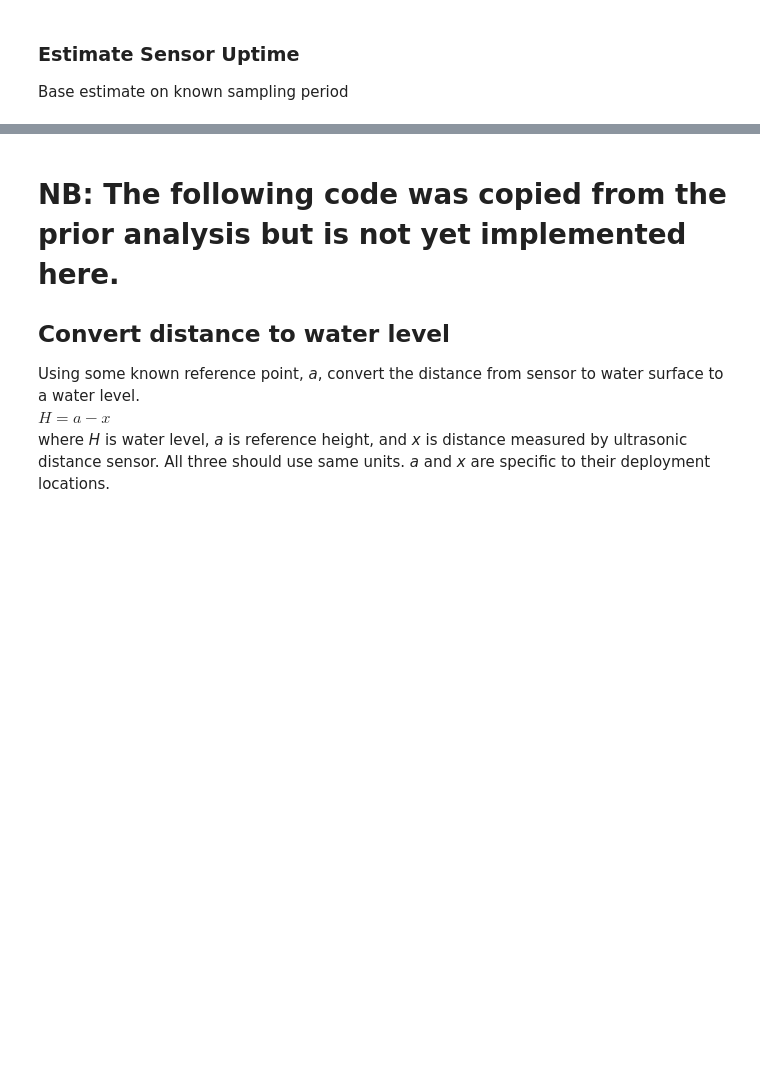
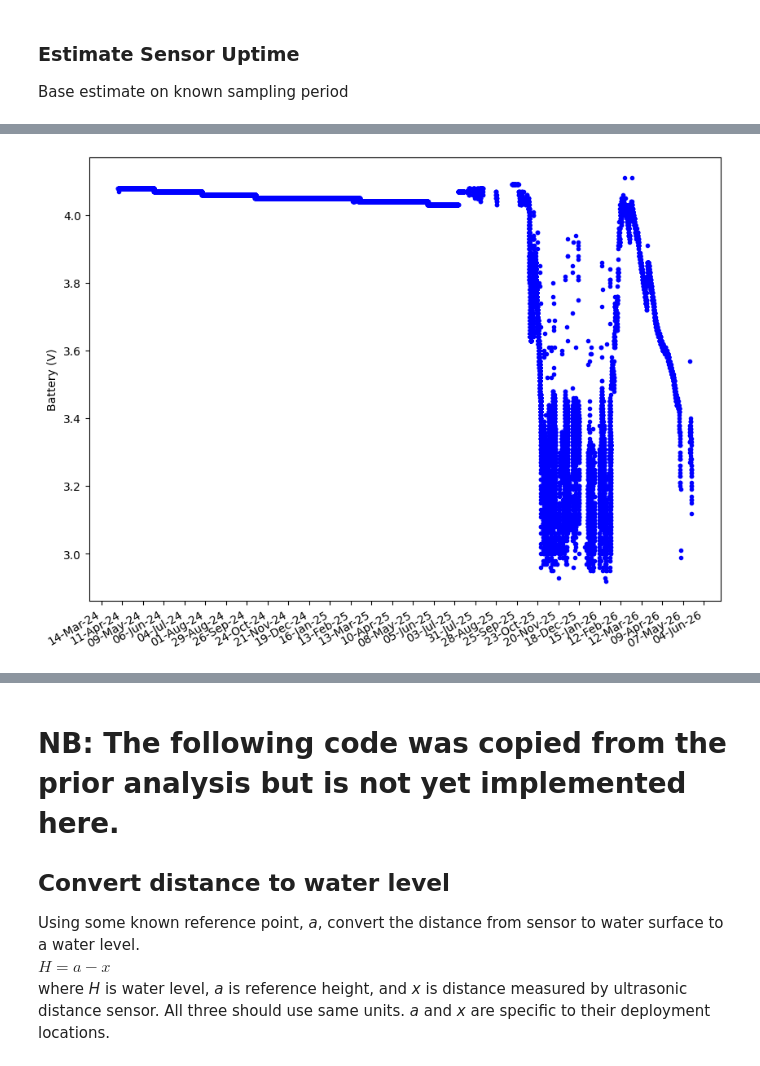
Before and after one commit to COAST-Lab/Open-Water-Level, a Jupyter notebook: Data Analysis/open_water_level_analysis_singleSensor_20260120.ipynb, the cells around one changed output, grey strips where cells are left out. Drawn from its saved outputs; the diff is of its cells as text; code cells hidden in the pictures; blank space fills up the shorter version.

```diff
--- a/Data Analysis/open_water_level_analysis_singleSensor_20260120.ipynb
+++ b/Data Analysis/open_water_level_analysis_singleSensor_20260120.ipynb
@@ -120,0 +121,19 @@ percent_uptime
+# %%
+# plt.style.use('dark_background')
+fig, axs = plt.subplots(figsize = (10, 8))
+axs.plot(df_selectSensor['Time (ET)'], df_selectSensor['Battery (V)'], 'b.')
+
+axs.set_ylabel('Battery (V)')
+# axs.legend()
+
+# xtick dates are poorly spaced
+axs.xaxis.set_major_locator(ticker.MultipleLocator(28))
+
+# axs.set_xlim([datetime.date(2024, 5, 24), datetime.date(2025, 2, 20)])
+
+date_form = DateFormatter("%d-%b-%y")
+axs.xaxis.set_major_formatter(date_form)
+
+fig.autofmt_xdate()
+# %% [output]
+[figure, added]
```
Also changed, not shown: parts of 12 cells of this notebook, 5 other files.
